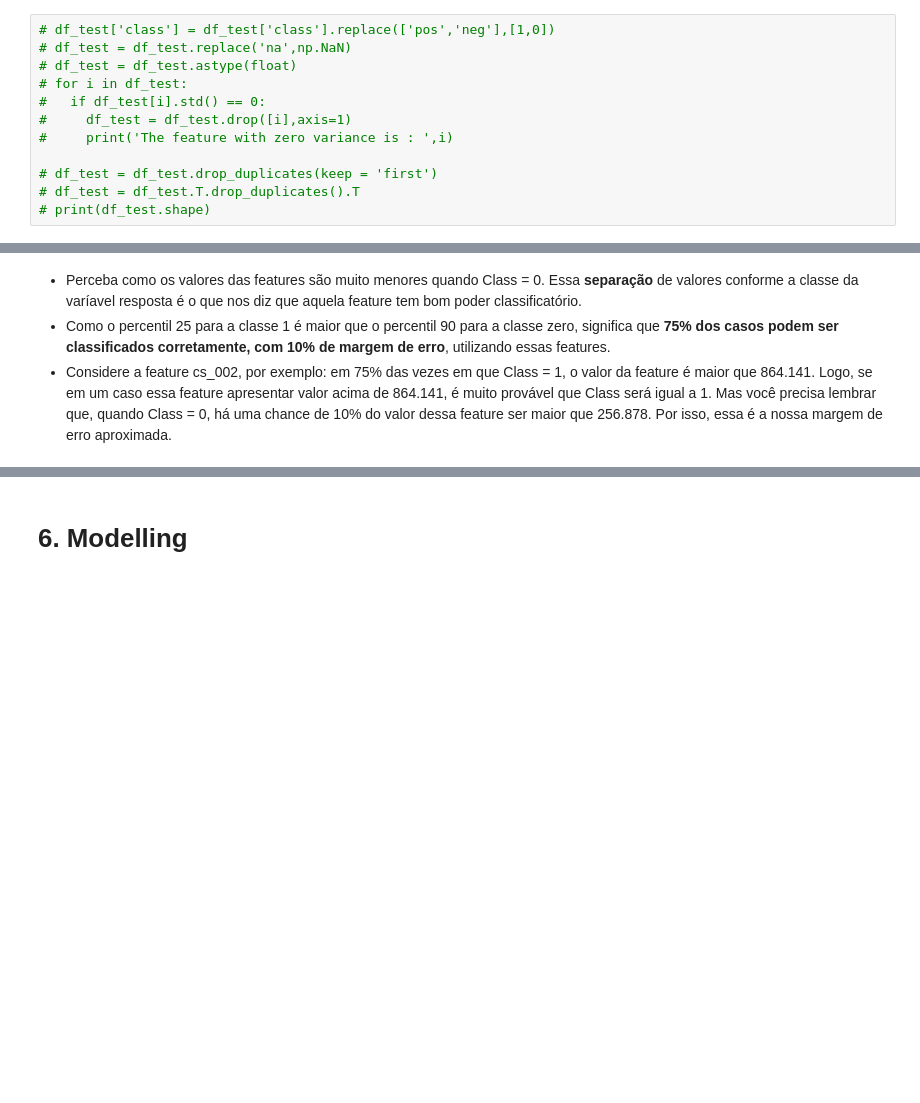
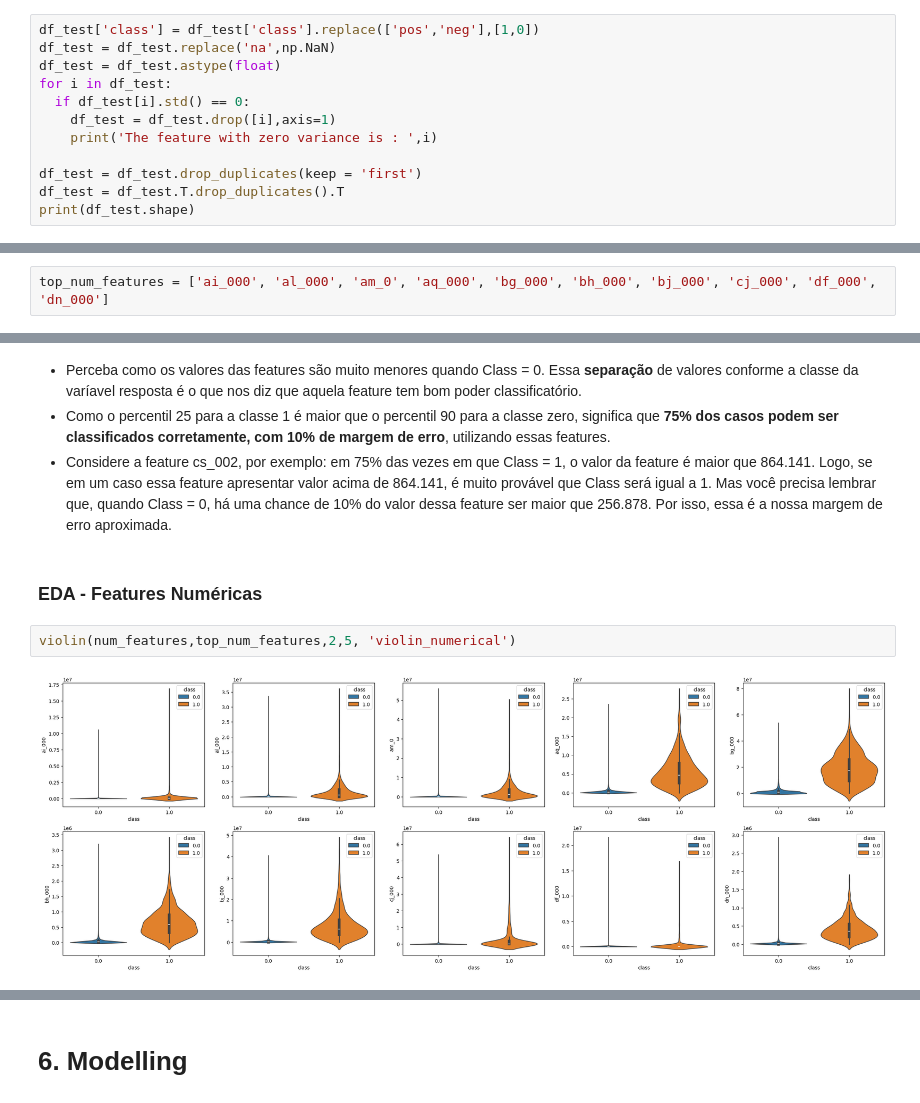
Before and after one commit to joaomj/truck_maintenance, a Jupyter notebook: data_science_notebook.ipynb, the cells around one changed output, grey strips where cells are left out. Saved outputs shown, nothing was run; the diff lists cells and outputs as text; blank space fills up the shorter version.

Commit message:
análise univariada das features numéricas concluída

```diff
--- a/data_science_notebook.ipynb
+++ b/data_science_notebook.ipynb
@@ -154,14 +174,14 @@ Apenas uma linha foi removida. Nenhuma coluna duplicada foi encontrada.
 ### **Limpeza do dataset de treino**
 Faremos com ele todas as etapas feitas até aqui com o dataset de treino.
 # %%
-# df_test['class'] = df_test['class'].replace(['pos','neg'],[1,0])
-# df_test = df_test.replace('na',np.NaN)
-# df_test = df_test.astype(float)
-# for i in df_test:
-#   if df_test[i].std() == 0:
-#     df_test = df_test.drop([i],axis=1)
-#     print('The feature with zero variance is : ',i)
+df_test['class'] = df_test['class'].replace(['pos','neg'],[1,0])
+df_test = df_test.replace('na',np.NaN)
+df_test = df_test.astype(float)
+for i in df_test:
+  if df_test[i].std() == 0:
+    df_test = df_test.drop([i],axis=1)
+    print('The feature with zero variance is : ',i)
 
-# df_test = df_test.drop_duplicates(keep = 'first')
-# df_test = df_test.T.drop_duplicates().T
-# print(df_test.shape)
+df_test = df_test.drop_duplicates(keep = 'first')
+df_test = df_test.T.drop_duplicates().T
+print(df_test.shape)
@@ -316,3 +331,5 @@ Número de features numéricas mais importantes: 10
+# %%
+top_num_features = ['ai_000', 'al_000', 'am_0', 'aq_000', 'bg_000', 'bh_000', 'bj_000', 'cj_000', 'df_000', 'dn_000']
 # %% [markdown]
 Agora podemos começar a EDA. Ela será executada apenas sobre as features mais importantes que selecionamos acima.
 # %% [markdown]
@@ -392,3 +391,9 @@ Diferença percentual (Class 1 vs Class 0):  55.13 %
 - Perceba como os valores das features são muito menores quando Class = 0. Essa **separação** de valores conforme a classe da varíavel resposta é o que nos diz que aquela feature tem bom poder classificatório.
 - Como o percentil 25 para a classe 1 é maior que o percentil 90 para a classe zero, significa que **75% dos casos podem ser classificados corretamente, com 10% de margem de erro**, utilizando essas features.
 - Considere a feature cs_002, por exemplo: em 75% das vezes em que Class = 1, o valor da feature é maior que 864.141.  Logo, se em um caso essa feature apresentar valor acima de 864.141, é muito provável que Class será igual a 1. Mas você precisa lembrar que, quando Class = 0, há uma chance de 10% do valor dessa feature ser maior que 256.878. Por isso, essa é a nossa margem de erro aproximada.
+# %% [markdown]
+### **EDA - Features Numéricas**
+# %%
+violin(num_features,top_num_features,2,5, 'violin_numerical')
+# %% [output]
+[figure, added]
```
Also changed, not shown: parts of 12 cells of this notebook.
